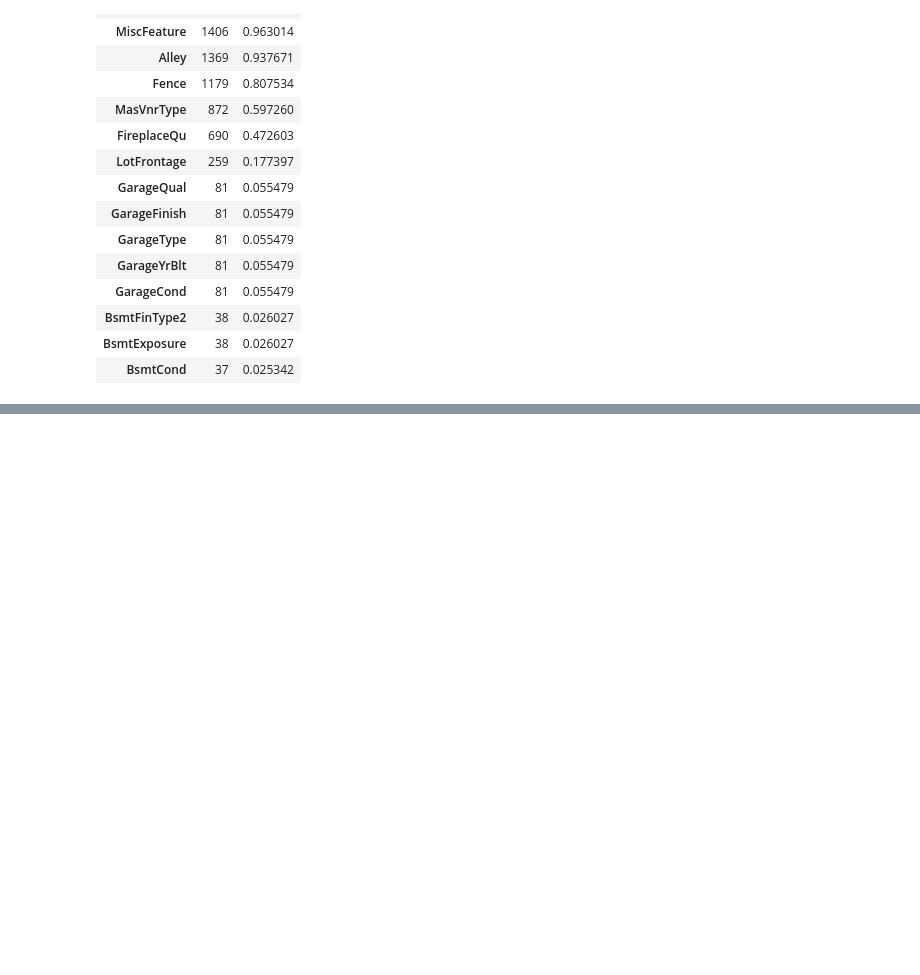
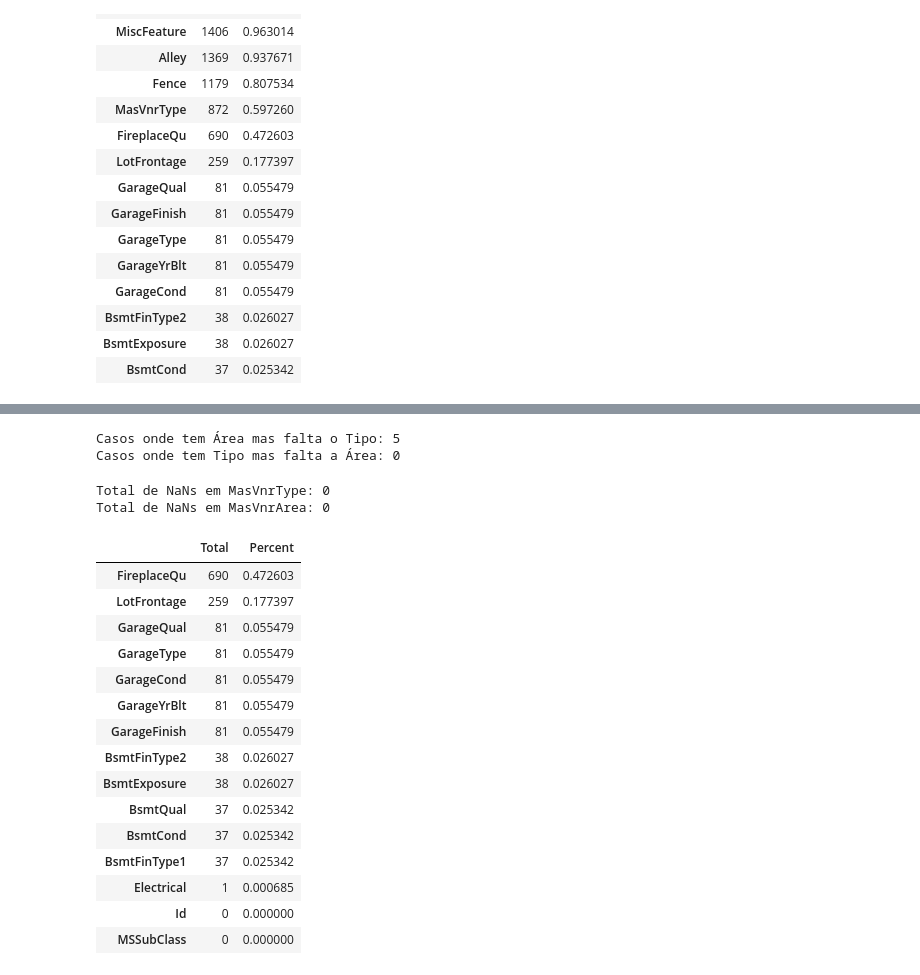
Before and after one commit to szpeeKi/house, a Jupyter notebook: cleaning.ipynb, the cells around one changed output, grey strips where cells are left out. Cells and saved outputs as stored; diff of their text form; code cells hidden in the pictures; blank space fills up the shorter version.

```diff
--- a/cleaning.ipynb
+++ b/cleaning.ipynb
@@ -71,0 +114,53 @@ missing_data.head(15)
+# %%
+# Correção da sintaxe: Use parênteses para separar as condições
+linhas_nulas = df_train.loc[
+    (df_train['MasVnrType'].isnull()) & (df_train['MasVnrArea'].isnull())
+]
+
+# 1. Verificar se existe alguma casa com Área mas sem Tipo (O perigo)
+perigo = df_train[(df_train['MasVnrType'].isnull()) & (df_train['MasVnrArea'] > 0)]
+print(f"Casos onde tem Área mas falta o Tipo: {len(perigo)}")
+
+# 2. Verificar o contrário: Tem Tipo, mas falta a Área
+perigo2 = df_train[(df_train['MasVnrType'].notnull()) & (df_train['MasVnrArea'].isnull())]
+print(f"Casos onde tem Tipo mas falta a Área: {len(perigo2)}")
+# %% [output]
+Casos onde tem Área mas falta o Tipo: 5
+Casos onde tem Tipo mas falta a Área: 0
+# %%
+masvnr_mode = df_train['MasVnrType'].mode()[0]
+
+filter_problem = df_train[(df_train['MasVnrType'].isnull()) & (df_train['MasVnrArea'] > 0)]
+
+df_train.loc[filter_problem.index, 'MasVnrType'] = masvnr_mode
+
+df_train['MasVnrType'] = df_train['MasVnrType'].fillna('None')
+df_train['MasVnrArea'] = df_train['MasVnrArea'].fillna(0)
+# %%
+print("Total de NaNs em MasVnrType:", df_train['MasVnrType'].isnull().sum())
+print("Total de NaNs em MasVnrArea:", df_train['MasVnrArea'].isnull().sum())
+# %% [output]
+Total de NaNs em MasVnrType: 0
+Total de NaNs em MasVnrArea: 0
+# %%
+total = df_train.isnull().sum().sort_values(ascending=False)
+percent = (df_train.isnull().sum()/df_train.isnull().count()).sort_values(ascending=False)
+missing_data = pd.concat([total, percent], axis=1, keys=['Total', 'Percent'])
+missing_data.head(15)
+# %% [output]
+|  | Total | Percent |
+| FireplaceQu | 690 | 0.472603 |
+| LotFrontage | 259 | 0.177397 |
+| GarageQual | 81 | 0.055479 |
+| GarageType | 81 | 0.055479 |
+| GarageCond | 81 | 0.055479 |
+| GarageYrBlt | 81 | 0.055479 |
+| GarageFinish | 81 | 0.055479 |
+| BsmtFinType2 | 38 | 0.026027 |
+| BsmtExposure | 38 | 0.026027 |
+| BsmtQual | 37 | 0.025342 |
+| BsmtCond | 37 | 0.025342 |
+| BsmtFinType1 | 37 | 0.025342 |
+| Electrical | 1 | 0.000685 |
+| Id | 0 | 0.000000 |
+| MSSubClass | 0 | 0.000000 |
```
Also changed, not shown: parts of 9 cells of this notebook.
